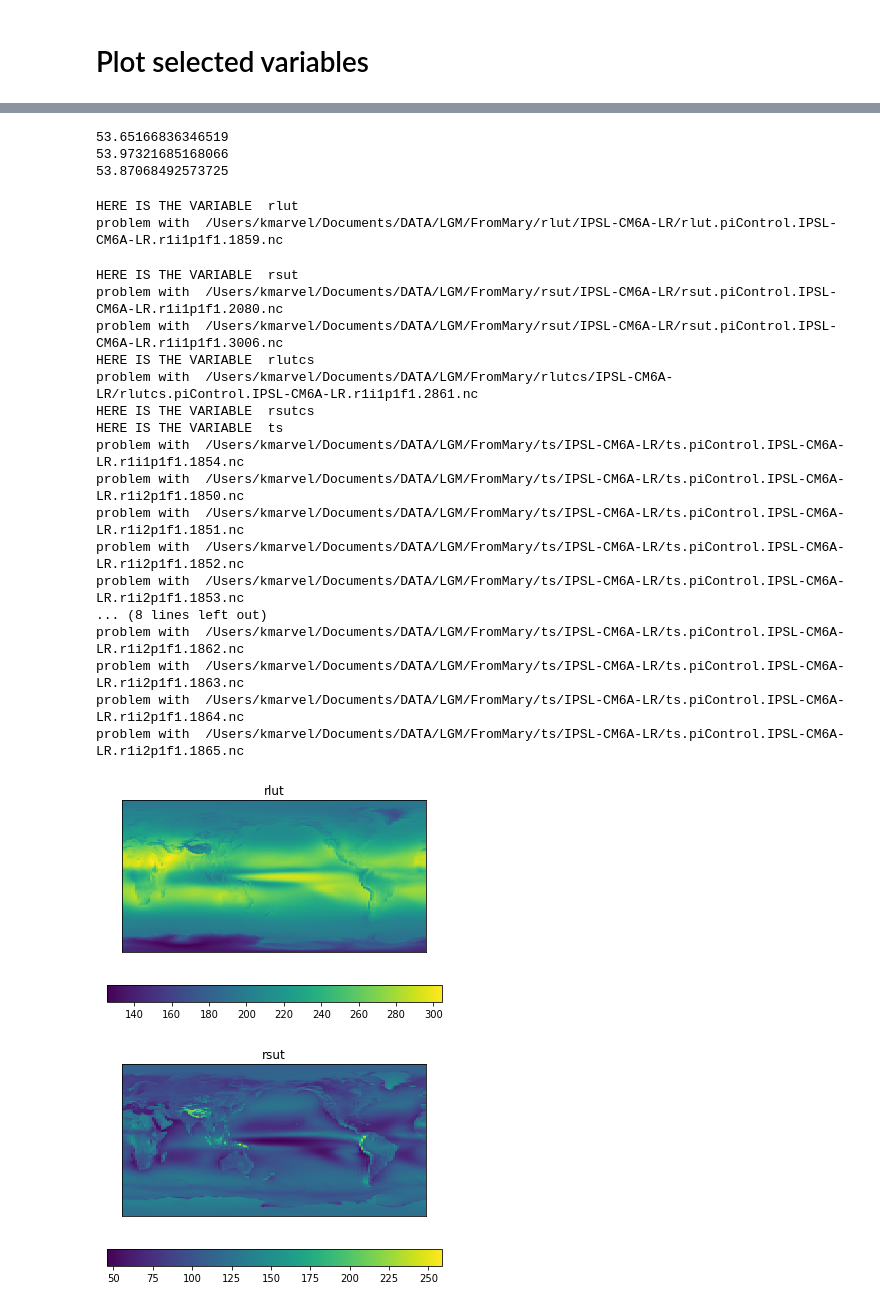
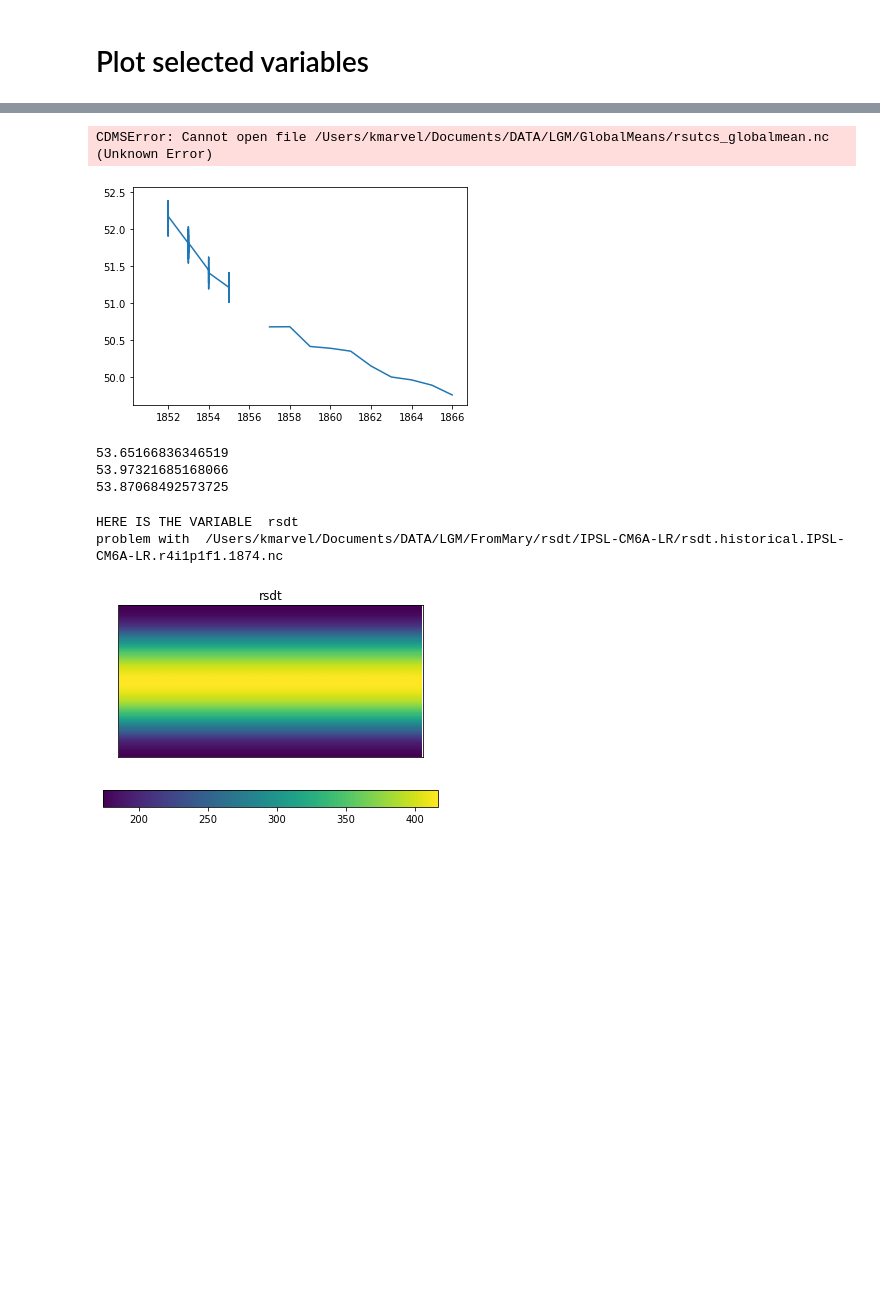
Before and after one commit to katemarvel/CMIP6_LDEO, a Jupyter notebook: IPSL.ipynb, the cells around one changed output, grey strips where cells are left out. Drawn from its saved outputs; the diff is of its cells as text; code cells hidden in the pictures; blank space fills up the shorter version.

Commit message:
Central Plains and SW means done

```diff
--- a/IPSL.ipynb
+++ b/IPSL.ipynb
@@ -20,8 +22,11 @@ variables
 # %% [markdown]
 # Plot selected variables
 # %%
+#model="IPSL-CM6A-LR"
+model="CESM2"
+experiment="piControl"
 variable="rsut"
-allfiles=glob.glob(data_dir+variable+"/IPSL-CM6A-LR/*")
+allfiles=glob.glob(data_dir+variable+"/"+model+"/*"+experiment+"*")
 file=allfiles[0]
 year=float(file.split(".")[-2])
 #Sanity Check
@@ -37,6 +44,4 @@ cbar=plt.colorbar(orientation="horizontal")
 # %%
-variable="rsutcs"
-allfiles=sorted(glob.glob(data_dir+variable+"/IPSL-CM6A-LR/*"))
 L=len(allfiles)
 globalmean=np.ma.zeros(L)+1.e20
 years=[]
@@ -67,9 +72,4 @@ tax.units='years since 0001-1-1'
 globalmean.setAxis(0,tax)
 globalmean.id=variable
 Plotting.time_plot(globalmean)
-
-writedir="/Users/kmarvel/Documents/DATA/LGM/GlobalMeans/"
-fw=cdms.open(writedir+variable+"_globalmean.nc","w")
-fw.write(globalmean)
-fw.close()
 # %% [output]
@@ -77,3 +77,13 @@ fw.close()
+# %%
+writedir="/Users/kmarvel/Documents/DATA/LGM/ProcessedFromMary/"+model+"/"+experiment+"/GlobalMeans/"
+cmd="mkdir -p "+writedir
+os.system(cmd)
+fw=cdms.open(writedir+variable+"_globalmean.nc","w")
+fw.write(globalmean)
+fw.close()
+# %% [output]
+CDMSError: Cannot open file /Users/kmarvel/Documents/DATA/LGM/GlobalMeans/rsutcs_globalmean.nc (Unknown Error)
+[figure, added]
 # %%
 check_var="rsutcs"
 f=cdms.open("/Users/kmarvel/Documents/DATA/LGM/GlobalMeans/"+check_var+"_globalmean.nc")
@@ -87,14 +97,22 @@ print(float(MV.average(check_data(time=('2800-1-1','3000-1-1')))))
 53.97321685168066
 53.87068492573725
 # %%
+model="IPSL-CM6A-LR"
+experiment="historical"
+
 data_dir = '/Users/kmarvel/Documents/DATA/LGM/FromMary/'
-variables=[x.split("/")[-1] for x in glob.glob(data_dir+"*")]
-variables
+writedir="/Users/kmarvel/Documents/DATA/LGM/ProcessedFromMary/"+model+"/"+experiment+"/TimeMeans/"
+cmd="mkdir -p "+writedir
+os.system(cmd)
+#variables=[x.split("/")[-1] for x in glob.glob(data_dir+"*")]
+variables=["rsdt"]
 for variable in variables:
     print ("HERE IS THE VARIABLE ",variable)
-    allfiles=sorted(glob.glob(data_dir+variable+"/IPSL-CM6A-LR/*"))
+    allfiles=sorted(glob.glob(data_dir+variable+"/"+model+"/*"))
     L=len(allfiles)
-    alldata=np.ma.zeros((L,143,144))+1.e20
+    f=cdms.open(allfiles[0])
+    nlat,nlon=f[variable].getGrid().shape
+    alldata=np.ma.zeros((L,nlat,nlon))+1.e20
     years=[]
     i=0
     for file in allfiles:
@@ -102,52 +120,34 @@ for variable in variables:
         years+=[year]
         try:
             f=cdms.open(file)
             data=f(variable)
 
             if i==0:
                 axlist=[data.getLatitude(),data.getLongitude()]
             alldata[i]=MV.average(data,axis=0)
             f.close()
         except:
             print("problem with ",file)
 
         i+=1
 
     alldata=alldata[np.argsort(years)]
     years=np.sort(years)
 
     alldata=MV.masked_where(np.abs(alldata)>1.e10,alldata)
     themean=MV.average(alldata,axis=0)
     themean.setAxisList(axlist)
     themean.id=variable
     plt.figure()
     m=Plotting.bmap(themean,projection="cyl")
     cbar=plt.colorbar(orientation="horizontal")
     plt.title(variable)
 
-    writedir="/Users/kmarvel/Documents/DATA/LGM/TimeMeans/"
+
     fw=cdms.open(writedir+variable+"_timemean.nc","w")
     fw.write(themean)
     fw.close()
 # %% [output]
-HERE IS THE VARIABLE  rlut
-problem with  /Users/kmarvel/Documents/DATA/LGM/FromMary/rlut/IPSL-CM6A-LR/rlut.piControl.IPSL-CM6A-LR.r1i1p1f1.1859.nc
+HERE IS THE VARIABLE  rsdt
+problem with  /Users/kmarvel/Documents/DATA/LGM/FromMary/rsdt/IPSL-CM6A-LR/rsdt.historical.IPSL-CM6A-LR.r4i1p1f1.1874.nc
-HERE IS THE VARIABLE  rsut
-problem with  /Users/kmarvel/Documents/DATA/LGM/FromMary/rsut/IPSL-CM6A-LR/rsut.piControl.IPSL-CM6A-LR.r1i1p1f1.2080.nc
-problem with  /Users/kmarvel/Documents/DATA/LGM/FromMary/rsut/IPSL-CM6A-LR/rsut.piControl.IPSL-CM6A-LR.r1i1p1f1.3006.nc
-HERE IS THE VARIABLE  rlutcs
-problem with  /Users/kmarvel/Documents/DATA/LGM/FromMary/rlutcs/IPSL-CM6A-LR/rlutcs.piControl.IPSL-CM6A-LR.r1i1p1f1.2861.nc
-HERE IS THE VARIABLE  rsutcs
-HERE IS THE VARIABLE  ts
-problem with  /Users/kmarvel/Documents/DATA/LGM/FromMary/ts/IPSL-CM6A-LR/ts.piControl.IPSL-CM6A-LR.r1i1p1f1.1854.nc
-problem with  /Users/kmarvel/Documents/DATA/LGM/FromMary/ts/IPSL-CM6A-LR/ts.piControl.IPSL-CM6A-LR.r1i2p1f1.1850.nc
-problem with  /Users/kmarvel/Documents/DATA/LGM/FromMary/ts/IPSL-CM6A-LR/ts.piControl.IPSL-CM6A-LR.r1i2p1f1.1851.nc
-problem with  /Users/kmarvel/Documents/DATA/LGM/FromMary/ts/IPSL-CM6A-LR/ts.piControl.IPSL-CM6A-LR.r1i2p1f1.1852.nc
-problem with  /Users/kmarvel/Documents/DATA/LGM/FromMary/ts/IPSL-CM6A-LR/ts.piControl.IPSL-CM6A-LR.r1i2p1f1.1853.nc
-... (8 lines left out)
-problem with  /Users/kmarvel/Documents/DATA/LGM/FromMary/ts/IPSL-CM6A-LR/ts.piControl.IPSL-CM6A-LR.r1i2p1f1.1862.nc
-problem with  /Users/kmarvel/Documents/DATA/LGM/FromMary/ts/IPSL-CM6A-LR/ts.piControl.IPSL-CM6A-LR.r1i2p1f1.1863.nc
-problem with  /Users/kmarvel/Documents/DATA/LGM/FromMary/ts/IPSL-CM6A-LR/ts.piControl.IPSL-CM6A-LR.r1i2p1f1.1864.nc
-problem with  /Users/kmarvel/Documents/DATA/LGM/FromMary/ts/IPSL-CM6A-LR/ts.piControl.IPSL-CM6A-LR.r1i2p1f1.1865.nc
-[figure, old version]
+[figure, new version]
-[figure, removed]
```
Also changed, not shown: parts of 9 cells of this notebook, 8 other files.
